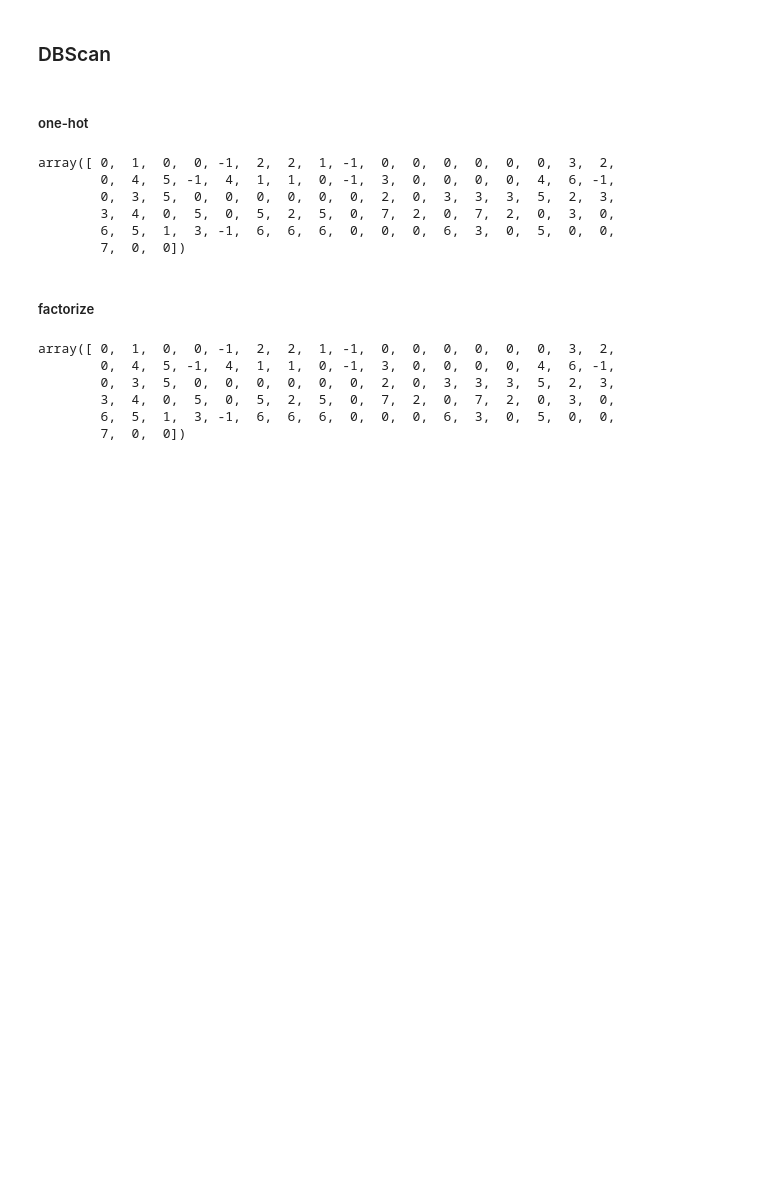
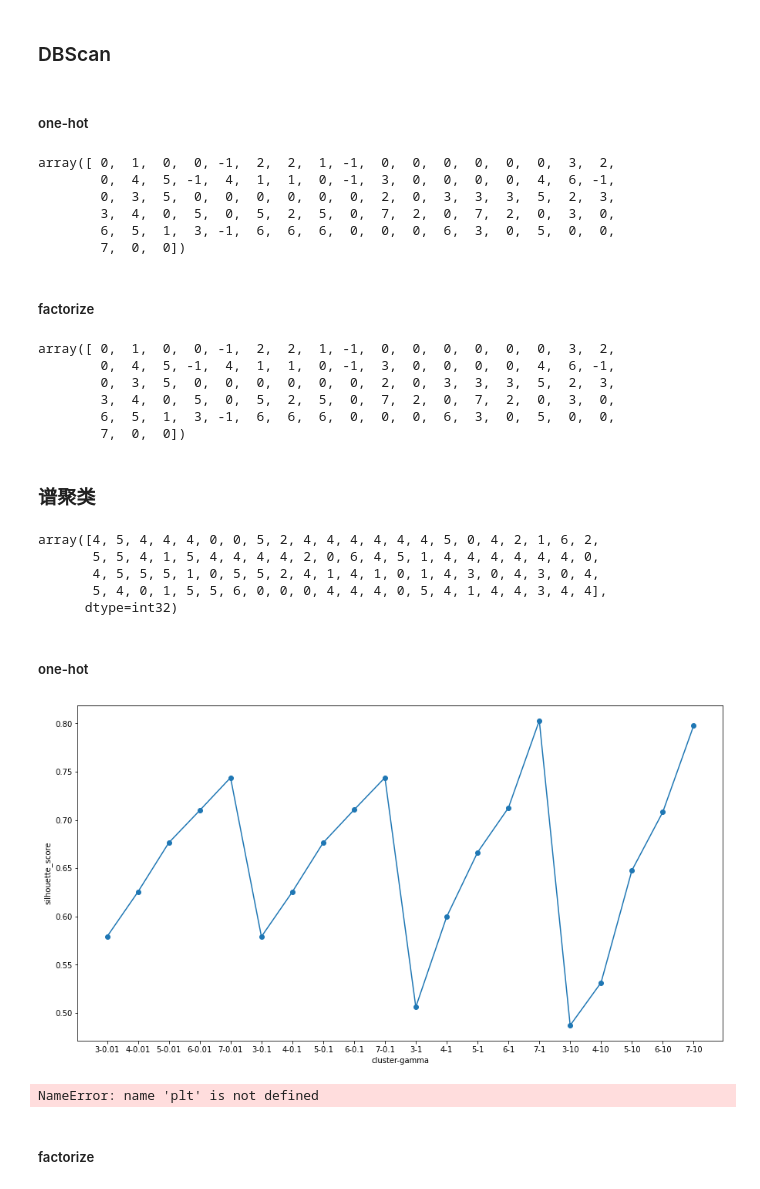
Before and after one commit to Skybluewater/AwardSystem, a Jupyter notebook: Training/paper.ipynb, the cells around one changed output. Cells and saved outputs as stored; diff of their text form; code cells hidden in the pictures; blank space fills up the shorter version.

Commit message:
Increase research + competition record data
with cleaning and clustering

```diff
--- a/Training/kmeans.ipynb
+++ b/Training/paper.ipynb
@@ -533,3 +533,5 @@ array([ 0,  1,  0,  0, -1,  2,  2,  1, -1,  0,  0,  0,  0,  0,  0,  3,  2,
         3,  4,  0,  5,  0,  5,  2,  5,  0,  7,  2,  0,  7,  2,  0,  3,  0,
         6,  5,  1,  3, -1,  6,  6,  6,  0,  0,  0,  6,  3,  0,  5,  0,  0,
         7,  0,  0])
+# %% [markdown]
+### 谱聚类
@@ -535,0 +540,42 @@ array([ 0,  1,  0,  0, -1,  2,  2,  1, -1,  0,  0,  0,  0,  0,  0,  3,  2,
+# %%
+y_pred = SpectralClustering(n_clusters=7, gamma=0.1).fit_predict(df_paper_regression_one_hot)
+y_pred
+# %% [output]
+array([4, 5, 4, 4, 4, 0, 0, 5, 2, 4, 4, 4, 4, 4, 4, 5, 0, 4, 2, 1, 6, 2,
+       5, 5, 4, 1, 5, 4, 4, 4, 4, 2, 0, 6, 4, 5, 1, 4, 4, 4, 4, 4, 4, 0,
+       4, 5, 5, 5, 1, 0, 5, 5, 2, 4, 1, 4, 1, 0, 1, 4, 3, 0, 4, 3, 0, 4,
+       5, 4, 0, 1, 5, 5, 6, 0, 0, 0, 4, 4, 4, 0, 5, 4, 1, 4, 4, 3, 4, 4],
+      dtype=int32)
+# %% [markdown]
+##### one-hot
+# %%
+scores_one_hot_sil = []
+scores_one_hot_cal = []
+x_labels = []
+
+for index, gamma in enumerate((0.01,0.1,1,10)):
+    for index, k in enumerate((3,4,5,6,7)):
+        y_pred = SpectralClustering(n_clusters=k, gamma=gamma).fit_predict(df_paper_regression_one_hot)
+        scores_one_hot_sil.append(silhouette_score(df_paper_regression_one_hot, y_pred))
+        scores_one_hot_cal.append(calinski_harabasz_score(df_paper_regression_one_hot, y_pred))
+        x_labels.append(str(k) + "-" + str(gamma))
+# %%
+plt.figure(figsize=(15, 8))
+plt.plot(x_labels, scores_one_hot_sil, marker='o')
+plt.xlabel('cluster-gamma')
+plt.ylabel('silhouette_score')
+plt.savefig("Paper_spectralClustering_sc_one_h.png")
+plt.show()
+# %% [output]
+[figure, added]
+# %%
+plt.figure(figsize=(15, 8))
+plt.plot(x_labels, scores_one_hot_cal, marker='o')
+plt.xlabel('cluster-gamma')
+plt.ylabel('calinski_harabasz_score')
+plt.savefig("Paper_spectralClustering_ca_one_h.png")
+plt.show()
+# %% [output]
+NameError: name 'plt' is not defined
+# %% [markdown]
+##### factorize
```
Also changed, not shown: parts of 27 cells of this notebook, 3 other files.
